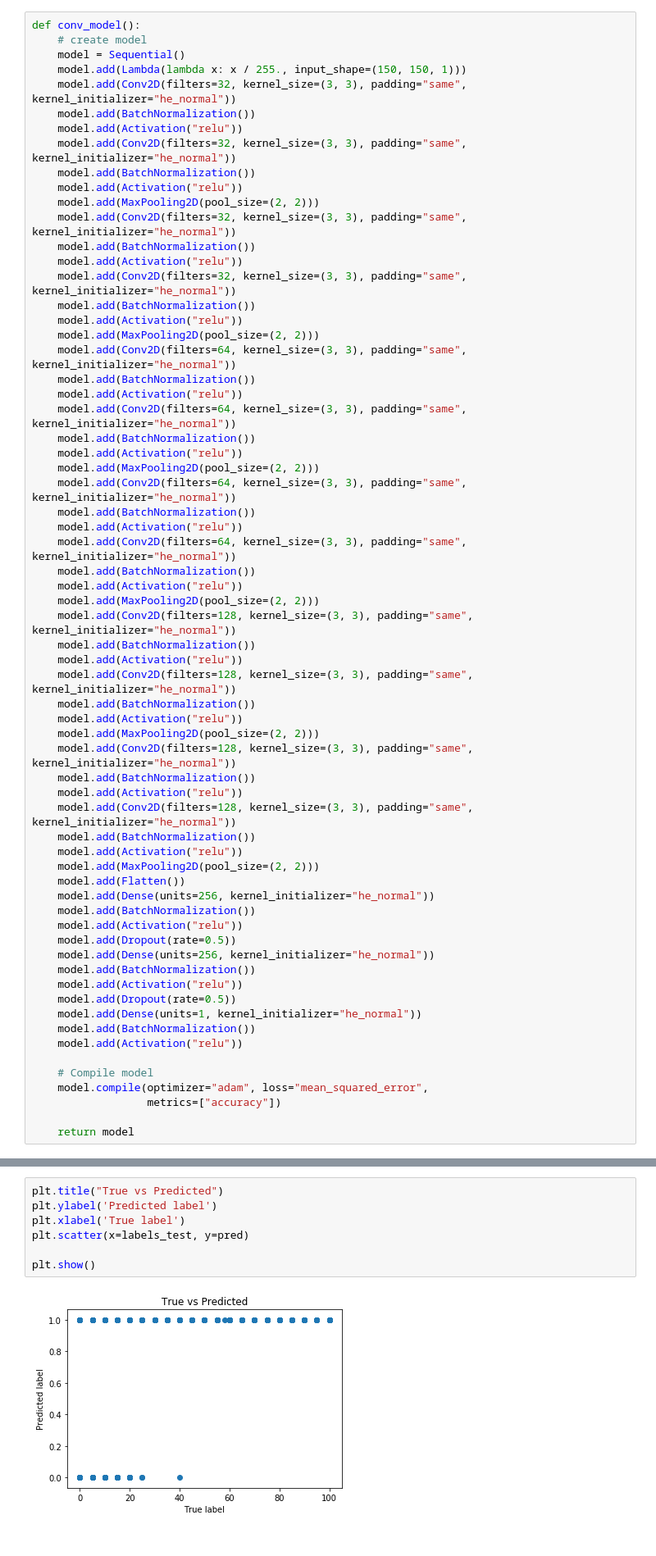
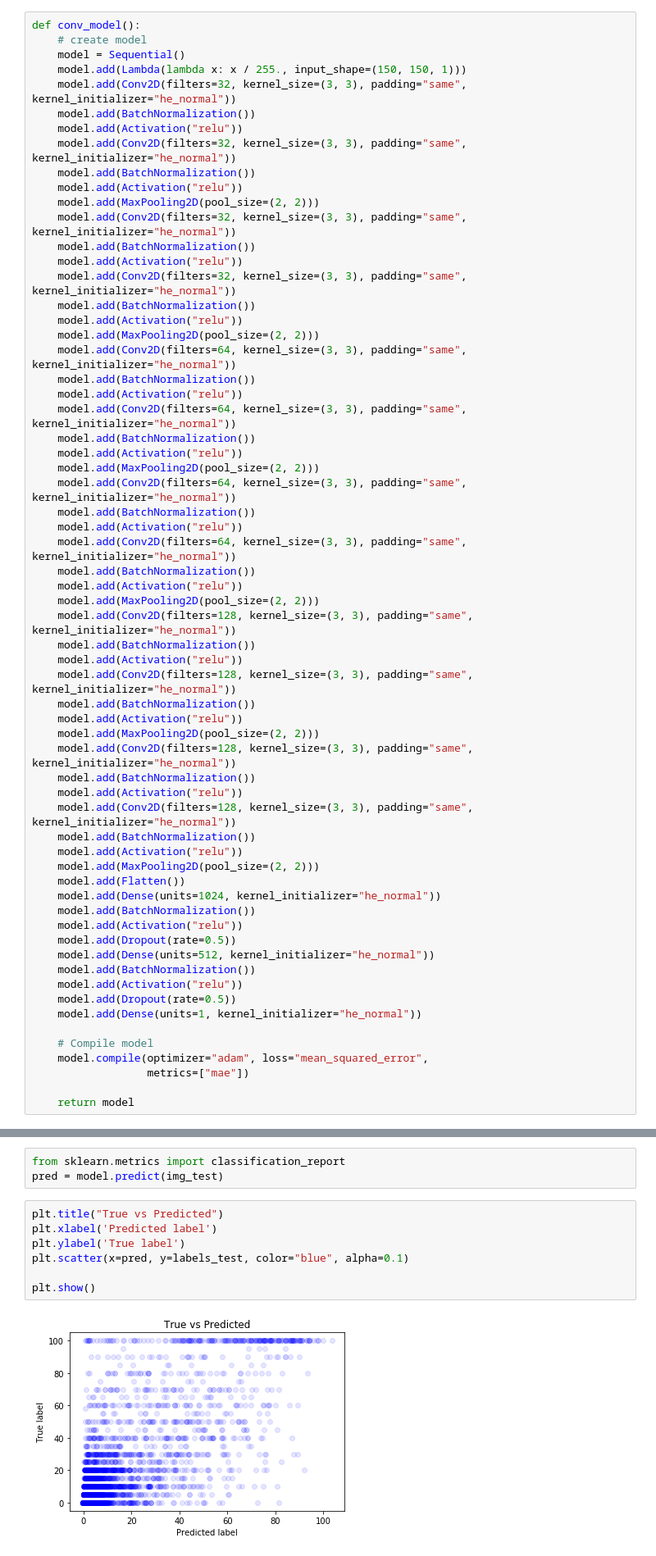
Before and after one commit to janickrohrbach/arthritis-net, a Jupyter notebook: deepxray_regression_original.ipynb, the cells around one changed output, grey strips where cells are left out. Shown at 82% size. Drawn from its saved outputs; the diff is of its cells as text.

Commit message:
Regression model (MSE) on original data

```diff
--- a/deepxray_regression_original.ipynb
+++ b/deepxray_regression_original.ipynb
@@ -107,21 +108,19 @@ def conv_model():
     model.add(Activation("relu"))
     model.add(MaxPooling2D(pool_size=(2, 2)))
     model.add(Flatten())
-    model.add(Dense(units=256, kernel_initializer="he_normal"))
+    model.add(Dense(units=1024, kernel_initializer="he_normal"))
     model.add(BatchNormalization())
     model.add(Activation("relu"))
     model.add(Dropout(rate=0.5))
-    model.add(Dense(units=256, kernel_initializer="he_normal"))
+    model.add(Dense(units=512, kernel_initializer="he_normal"))
     model.add(BatchNormalization())
     model.add(Activation("relu"))
     model.add(Dropout(rate=0.5))
     model.add(Dense(units=1, kernel_initializer="he_normal"))
-    model.add(BatchNormalization())
-    model.add(Activation("relu"))
 
     # Compile model
     model.compile(optimizer="adam", loss="mean_squared_error",
-                  metrics=["accuracy"])
+                  metrics=["mae"])
 
     return model
 # %%
@@ -212,9 +199,12 @@ print(r2_score(labels_test, pred))
+# %%
+from sklearn.metrics import classification_report
+pred = model.predict(img_test)
 # %%
 plt.title("True vs Predicted")
-plt.ylabel('Predicted label')
-plt.xlabel('True label')
-plt.scatter(x=labels_test, y=pred)
+plt.xlabel('Predicted label')
+plt.ylabel('True label')
+plt.scatter(x=pred, y=labels_test, color="blue", alpha=0.1)
 
 plt.show()
 # %% [output]
-[figure, old version]
+[figure, new version]
```
Also changed, not shown: parts of 11 cells of this notebook, 2 other files.
